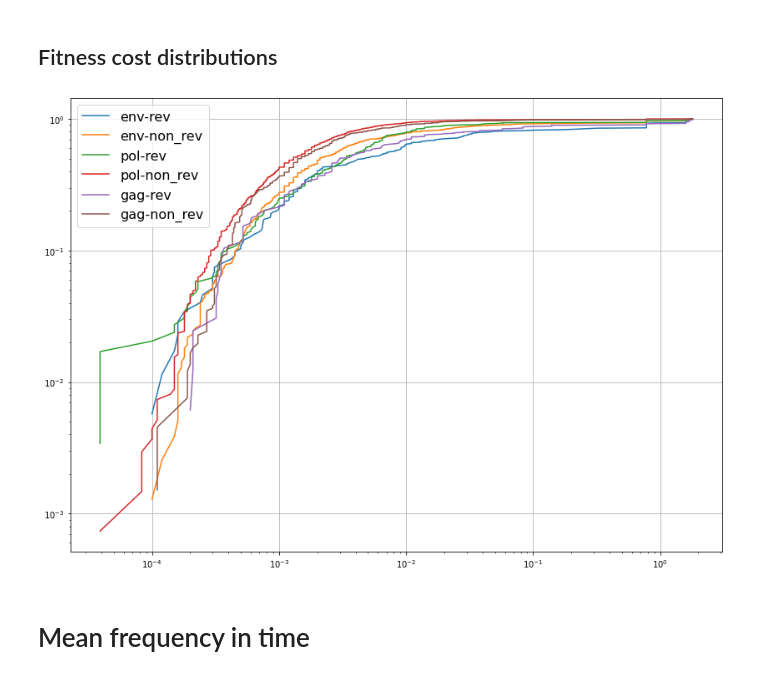
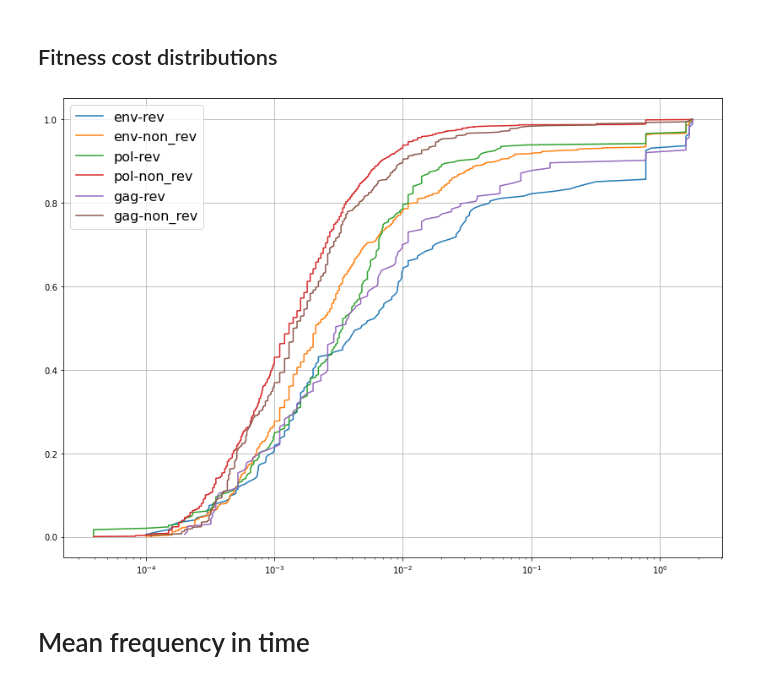
Before and after one commit to neherlab/HIVEVO_recombination, a Jupyter notebook: notebooks/Fitness.ipynb, the cells around one changed output. Saved outputs shown, nothing was run; the diff lists cells and outputs as text; code cells hidden in the pictures.

```diff
--- a/notebooks/Fitness.ipynb
+++ b/notebooks/Fitness.ipynb
@@ -89,19 +89,18 @@ for region in regions:
 # %%
 plt.figure(figsize=(14,10))
 for region in regions:
     for key in ["rev", "non_rev"]:
         fitness = np.array([traj.fitness_cost for traj in trajectories[region][key]["all"]])
         fitness = np.sort(fitness[~np.isnan(fitness)])
         weights = np.ones_like(fitness)/fitness.shape[0]
         weights = np.cumsum(weights)
         plt.plot(fitness, weights, label=f"{region}-{key}")
 
 plt.xscale("log")
-plt.yscale("log")
 plt.legend(fontsize=16)
 plt.grid()
 plt.show()
 # %% [output]
-[figure, old version]
+[figure, new version]
 # %% [markdown]
 # Mean frequency in time
```
Also changed, not shown: parts of 34 cells of this notebook.
